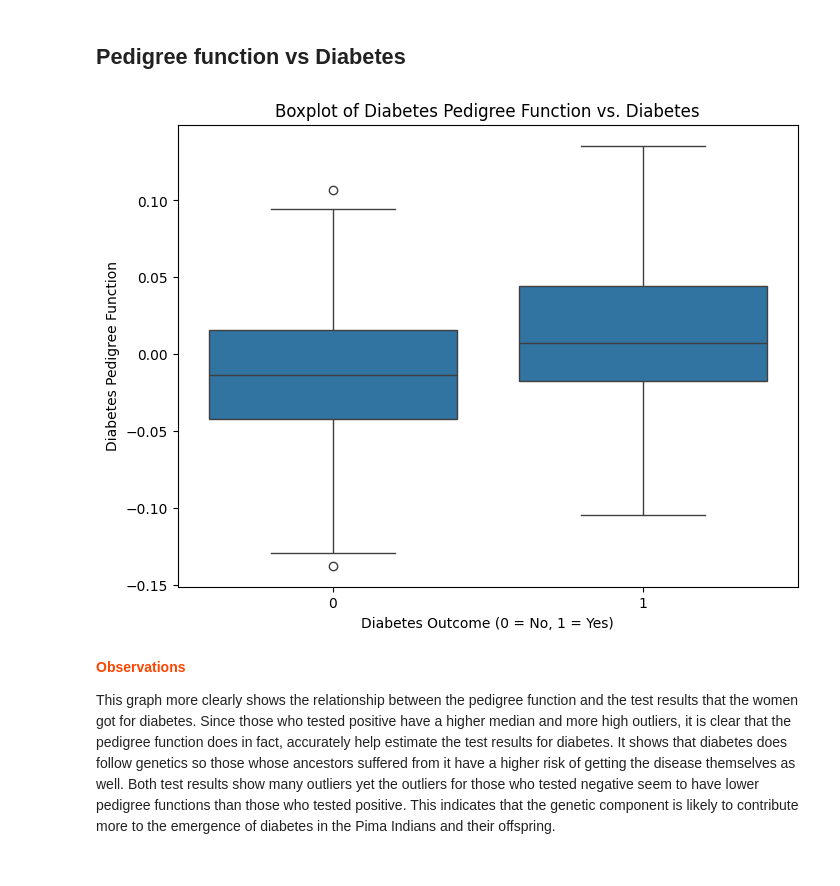
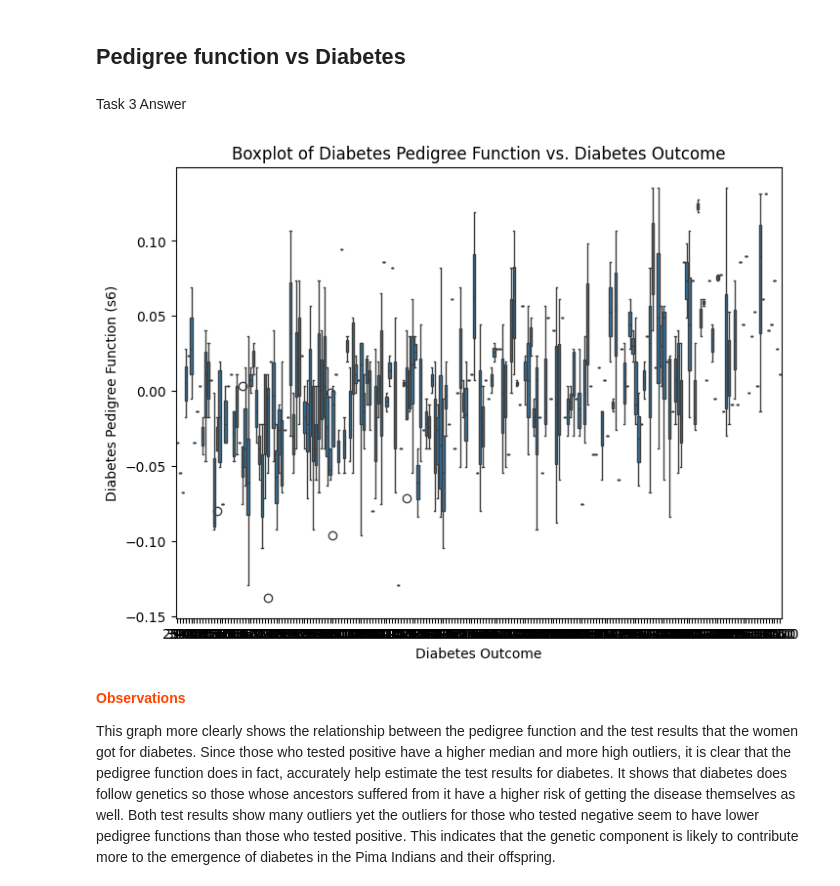
Before and after one commit to SrihithaParvathaneni19/fmml-project-, a Jupyter notebook: Mod3_project.ipynb, the cells around one changed output. Cells and saved outputs as stored; diff of their text form; code cells hidden in the pictures.

```diff
--- a/Mod3_project.ipynb
+++ b/Mod3_project.ipynb
@@ -225,34 +242,34 @@ BMI might be higher for women who have had more numbers of pregnancies as well a
 ## Pedigree function vs Diabetes
 # %%
 ## TASK-3: Display a boxplot between the Pedigree function and Diabetes.
+# %% [markdown]
+Task 3 Answer
 # %%
-import numpy as np
 import seaborn as sns
 import matplotlib.pyplot as plt
-import pandas as pd
 from sklearn.datasets import load_diabetes
+import pandas as pd  # Import pandas for data manipulation
 
 # Load the diabetes dataset
-diabetes = load_diabetes()
-# Create a Pandas DataFrame from the dataset
-diabetes_data = pd.DataFrame(diabetes.data, columns=diabetes.feature_names)
-# Add the target variable to the DataFrame, but rename it to 'Outcome'
-diabetes_data['Outcome'] = diabetes.target
+diabetes_data = load_diabetes(as_frame=True)
+diabetes_data = diabetes_data.frame
 
-# Convert 'Outcome' to binary (0 or 1) based on a threshold (e.g., 140)
-# Adjust the threshold as needed
-threshold = 140
-diabetes_data['Outcome'] = (diabetes_data['Outcome'] > threshold).astype(int)
+# Rename the 'target' column to 'Outcome' for consistency
+diabetes_data = diabetes_data.rename(columns={'target': 'Outcome'})
 
-# Create the boxplot
-plt.figure(figsize=(8, 6))  # Adjust figure size if needed
-sns.boxplot(x='Outcome', y='s6', data=diabetes_data)
-plt.title('Boxplot of Diabetes Pedigree Function vs. Diabetes')
-plt.xlabel('Diabetes Outcome (0 = No, 1 = Yes)')
-plt.ylabel('Diabetes Pedigree Function')
+# Explicitly convert 'Outcome' to categorical
+diabetes_data['Outcome'] = pd.Categorical(diabetes_data['Outcome'])
+
+# Create the boxplot, handling potential NaN values
+plt.figure(figsize=(8, 6))
+# Changed 'diabetesPedigreeFunction' to 's6' based on the available columns in the dataset
+sns.boxplot(x='Outcome', y='s6', data=diabetes_data.dropna())  # Drop NaN values for the plot
+plt.title('Boxplot of Diabetes Pedigree Function vs. Diabetes Outcome')
+plt.xlabel('Diabetes Outcome')
+plt.ylabel('Diabetes Pedigree Function (s6)') # Update y-axis label for clarity
 plt.show()
 # %% [output]
-[figure, old version]
+[figure, new version]
 # %% [markdown]
 <p style="font-weight: bold;color:#FF4500"><b>Observations</b></p>
 This graph more clearly shows the relationship between the pedigree function and the test results that the women got for diabetes. Since those who tested positive have a higher median and more high outliers, it is clear that the pedigree function does in fact, accurately help estimate the test results for diabetes. It shows that diabetes does follow genetics so those whose ancestors suffered from it have a higher risk of getting the disease themselves as well. Both test results show many outliers yet the outliers for those who tested negative seem to have lower pedigree functions than those who tested positive. This indicates that the genetic component is likely to contribute more to the emergence of diabetes in the Pima Indians and their offspring.
```
Also changed, not shown: parts of 34 cells of this notebook.
